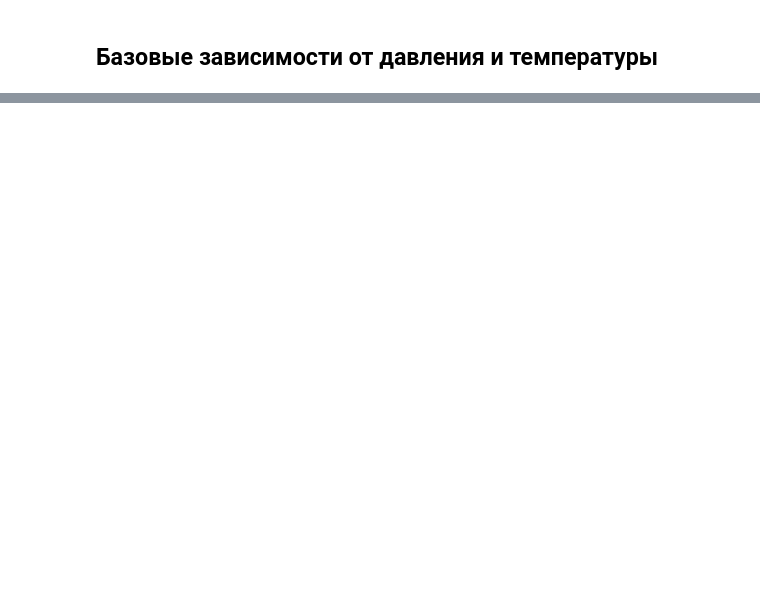
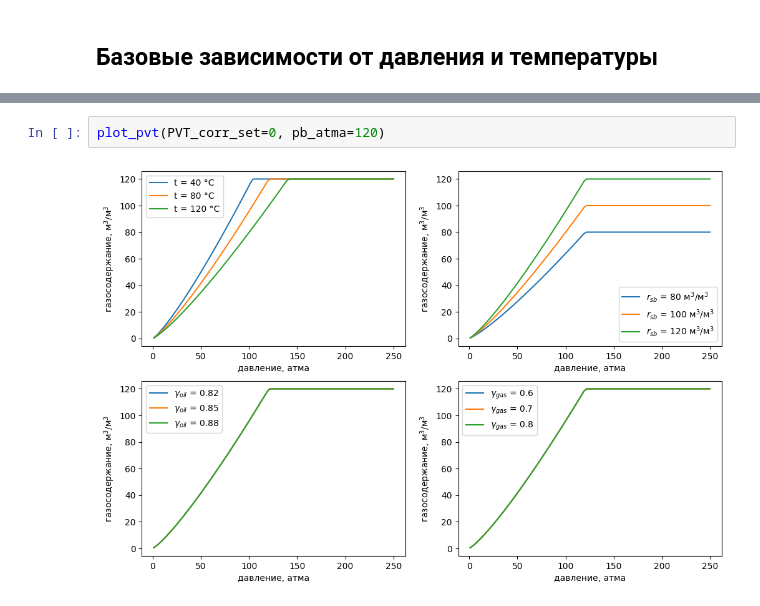
Before and after one commit to unifloc/unifloc_vba, a Jupyter notebook: examples_python/10_PVT_model.ipynb, the cells around one changed output, grey strips where cells are left out. Drawn from its saved outputs; the diff is of its cells as text; blank space fills up the shorter version.

```diff
--- a/examples_python/10_PVT_model.ipynb
+++ b/examples_python/10_PVT_model.ipynb
@@ -276,0 +326,4 @@ plt.show()
+# %%
+plot_pvt(PVT_corr_set=0, pb_atma=120)
+# %% [output]
+[figure, added]
```
Also changed, not shown: parts of 6 cells of this notebook.
